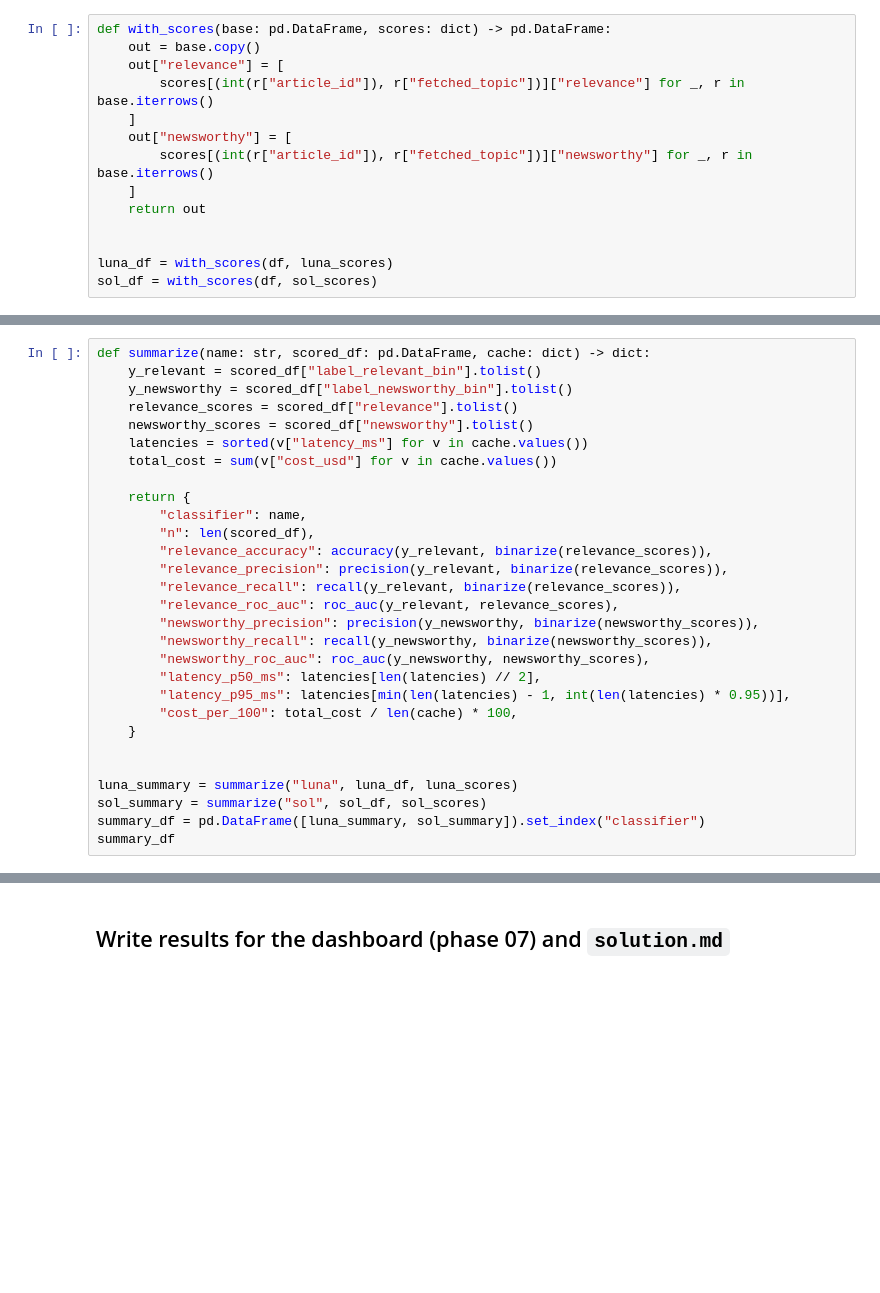
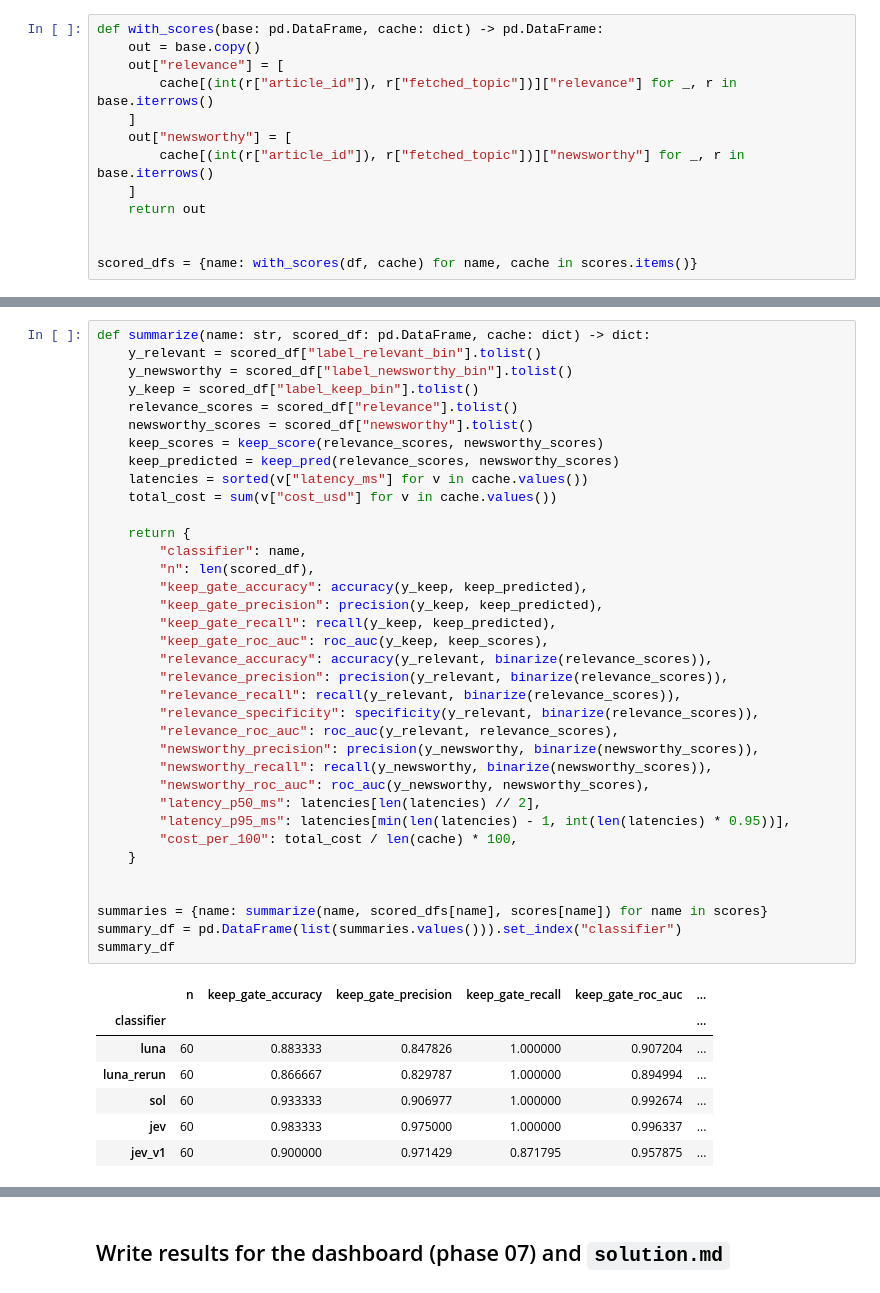
Before and after one commit to mpenalverguilera/podcast-generator, a Jupyter notebook: eval/classifier_eval.ipynb, the cells around one changed output, grey strips where cells are left out. Drawn from its saved outputs; the diff is of its cells as text; blank space fills up the shorter version.

```diff
--- a/eval/classifier_eval.ipynb
+++ b/eval/classifier_eval.ipynb
@@ -216,15 +525,14 @@ print(f"total spend this run: ${_spent:.4f}")
 # %%
-def with_scores(base: pd.DataFrame, scores: dict) -> pd.DataFrame:
+def with_scores(base: pd.DataFrame, cache: dict) -> pd.DataFrame:
     out = base.copy()
     out["relevance"] = [
-        scores[(int(r["article_id"]), r["fetched_topic"])]["relevance"] for _, r in base.iterrows()
+        cache[(int(r["article_id"]), r["fetched_topic"])]["relevance"] for _, r in base.iterrows()
     ]
     out["newsworthy"] = [
-        scores[(int(r["article_id"]), r["fetched_topic"])]["newsworthy"] for _, r in base.iterrows()
+        cache[(int(r["article_id"]), r["fetched_topic"])]["newsworthy"] for _, r in base.iterrows()
     ]
     return out
 
 
-luna_df = with_scores(df, luna_scores)
-sol_df = with_scores(df, sol_scores)
+scored_dfs = {name: with_scores(df, cache) for name, cache in scores.items()}
 # %% [markdown]
@@ -232,30 +546,45 @@ sol_df = with_scores(df, sol_scores)
 # %%
 def summarize(name: str, scored_df: pd.DataFrame, cache: dict) -> dict:
     y_relevant = scored_df["label_relevant_bin"].tolist()
     y_newsworthy = scored_df["label_newsworthy_bin"].tolist()
+    y_keep = scored_df["label_keep_bin"].tolist()
     relevance_scores = scored_df["relevance"].tolist()
     newsworthy_scores = scored_df["newsworthy"].tolist()
+    keep_scores = keep_score(relevance_scores, newsworthy_scores)
+    keep_predicted = keep_pred(relevance_scores, newsworthy_scores)
     latencies = sorted(v["latency_ms"] for v in cache.values())
     total_cost = sum(v["cost_usd"] for v in cache.values())
 
     return {
         "classifier": name,
         "n": len(scored_df),
+        "keep_gate_accuracy": accuracy(y_keep, keep_predicted),
+        "keep_gate_precision": precision(y_keep, keep_predicted),
+        "keep_gate_recall": recall(y_keep, keep_predicted),
+        "keep_gate_roc_auc": roc_auc(y_keep, keep_scores),
         "relevance_accuracy": accuracy(y_relevant, binarize(relevance_scores)),
         "relevance_precision": precision(y_relevant, binarize(relevance_scores)),
         "relevance_recall": recall(y_relevant, binarize(relevance_scores)),
+        "relevance_specificity": specificity(y_relevant, binarize(relevance_scores)),
         "relevance_roc_auc": roc_auc(y_relevant, relevance_scores),
         "newsworthy_precision": precision(y_newsworthy, binarize(newsworthy_scores)),
         "newsworthy_recall": recall(y_newsworthy, binarize(newsworthy_scores)),
         "newsworthy_roc_auc": roc_auc(y_newsworthy, newsworthy_scores),
         "latency_p50_ms": latencies[len(latencies) // 2],
         "latency_p95_ms": latencies[min(len(latencies) - 1, int(len(latencies) * 0.95))],
         "cost_per_100": total_cost / len(cache) * 100,
     }
 
 
-luna_summary = summarize("luna", luna_df, luna_scores)
-sol_summary = summarize("sol", sol_df, sol_scores)
-summary_df = pd.DataFrame([luna_summary, sol_summary]).set_index("classifier")
+summaries = {name: summarize(name, scored_dfs[name], scores[name]) for name in scores}
+summary_df = pd.DataFrame(list(summaries.values())).set_index("classifier")
 summary_df
+# %% [output]
+|  | n | keep_gate_accuracy | keep_gate_precision | keep_gate_recall | keep_gate_roc_auc | ... |
+| classifier |  |  |  |  |  | ... |
+| luna | 60 | 0.883333 | 0.847826 | 1.000000 | 0.907204 | ... |
+| luna_rerun | 60 | 0.866667 | 0.829787 | 1.000000 | 0.894994 | ... |
+| sol | 60 | 0.933333 | 0.906977 | 1.000000 | 0.992674 | ... |
+| jev | 60 | 0.983333 | 0.975000 | 1.000000 | 0.996337 | ... |
+| jev_v1 | 60 | 0.900000 | 0.971429 | 0.871795 | 0.957875 | ... |
 # %% [markdown]
```
Also changed, not shown: parts of 20 cells of this notebook, 29 other files.
